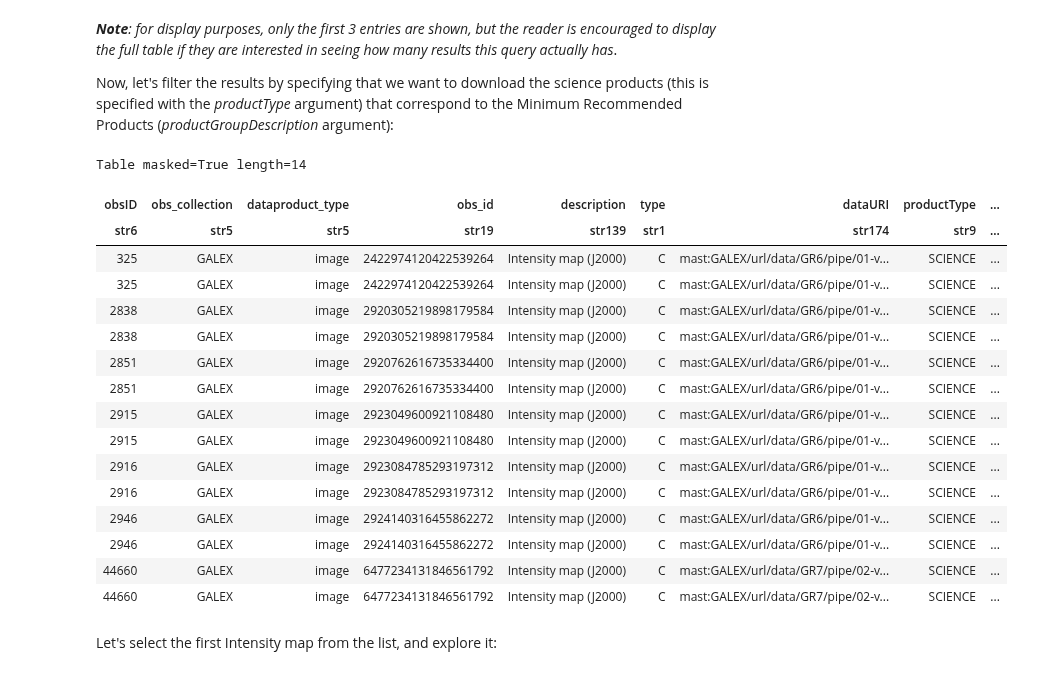
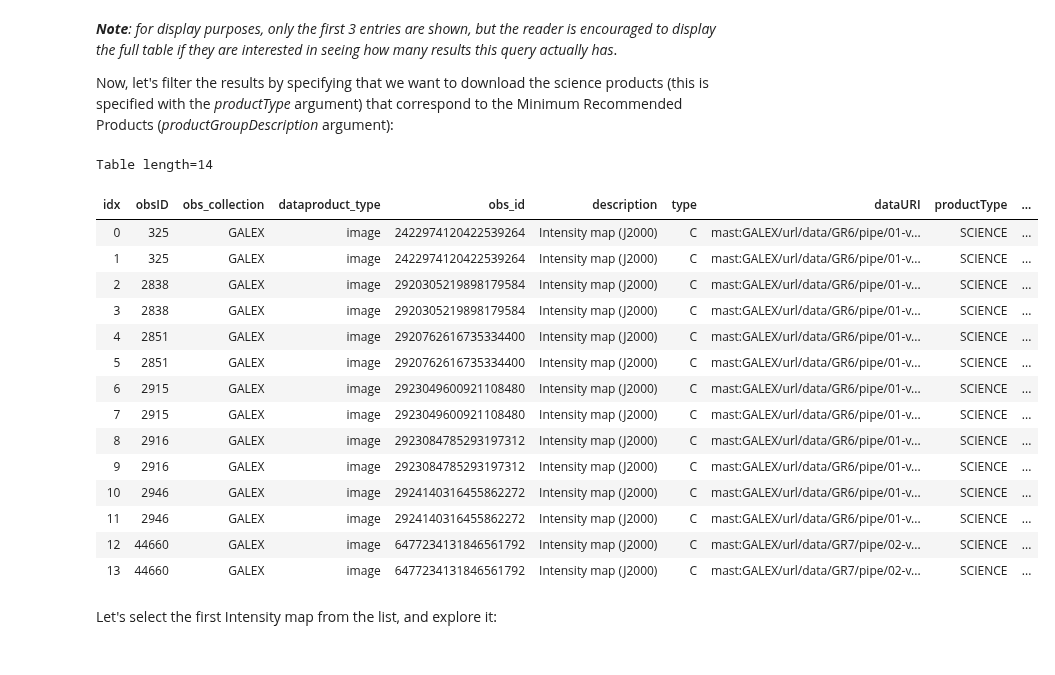
Before and after one commit to ScienceBetter/notebooks-stsci, a Jupyter notebook: surveying_dust_structure_via_GALEX_MIS_pt1/surveying_dust_structure_via_GALEX_MIS_pt1.ipynb, the cells around one changed output. Saved outputs shown, nothing was run; the diff lists cells and outputs as text; code cells hidden in the pictures.

```diff
--- a/surveying_dust_structure_via_GALEX_MIS_pt1/surveying_dust_structure_via_GALEX_MIS_pt1.ipynb
+++ b/surveying_dust_structure_via_GALEX_MIS_pt1/surveying_dust_structure_via_GALEX_MIS_pt1.ipynb
@@ -101,25 +101,24 @@ _**Note**: for display purposes, only the first 3 entries are shown, but the rea
 Now, let's filter the results by specifying that we want to download the science products (this is specified with the _productType_ argument) that correspond to the Minimum Recommended Products (_productGroupDescription_ argument):
 # %%
 data_products_mrp = Observations.filter_products(data_products, productType='SCIENCE',productGroupDescription='Minimum Recommended Products')
-data_products_mrp
+data_products_mrp.show_in_notebook()
 # %% [output]
-Table masked=True length=14
+Table length=14
-| obsID | obs_collection | dataproduct_type | obs_id | description | type | dataURI | productType | ... |
-| str6 | str5 | str5 | str19 | str139 | str1 | str174 | str9 | ... |
-| 325 | GALEX | image | 2422974120422539264 | Intensity map (J2000) | C | mast:GALEX/url/data/GR6/pipe/01-v... | SCIENCE | ... |
-| 325 | GALEX | image | 2422974120422539264 | Intensity map (J2000) | C | mast:GALEX/url/data/GR6/pipe/01-v... | SCIENCE | ... |
-| 2838 | GALEX | image | 2920305219898179584 | Intensity map (J2000) | C | mast:GALEX/url/data/GR6/pipe/01-v... | SCIENCE | ... |
-| 2838 | GALEX | image | 2920305219898179584 | Intensity map (J2000) | C | mast:GALEX/url/data/GR6/pipe/01-v... | SCIENCE | ... |
-| 2851 | GALEX | image | 2920762616735334400 | Intensity map (J2000) | C | mast:GALEX/url/data/GR6/pipe/01-v... | SCIENCE | ... |
-| 2851 | GALEX | image | 2920762616735334400 | Intensity map (J2000) | C | mast:GALEX/url/data/GR6/pipe/01-v... | SCIENCE | ... |
-| 2915 | GALEX | image | 2923049600921108480 | Intensity map (J2000) | C | mast:GALEX/url/data/GR6/pipe/01-v... | SCIENCE | ... |
-| 2915 | GALEX | image | 2923049600921108480 | Intensity map (J2000) | C | mast:GALEX/url/data/GR6/pipe/01-v... | SCIENCE | ... |
-| 2916 | GALEX | image | 2923084785293197312 | Intensity map (J2000) | C | mast:GALEX/url/data/GR6/pipe/01-v... | SCIENCE | ... |
-| 2916 | GALEX | image | 2923084785293197312 | Intensity map (J2000) | C | mast:GALEX/url/data/GR6/pipe/01-v... | SCIENCE | ... |
-| 2946 | GALEX | image | 2924140316455862272 | Intensity map (J2000) | C | mast:GALEX/url/data/GR6/pipe/01-v... | SCIENCE | ... |
-| 2946 | GALEX | image | 2924140316455862272 | Intensity map (J2000) | C | mast:GALEX/url/data/GR6/pipe/01-v... | SCIENCE | ... |
-| 44660 | GALEX | image | 6477234131846561792 | Intensity map (J2000) | C | mast:GALEX/url/data/GR7/pipe/02-v... | SCIENCE | ... |
-| 44660 | GALEX | image | 6477234131846561792 | Intensity map (J2000) | C | mast:GALEX/url/data/GR7/pipe/02-v... | SCIENCE | ... |
+| idx | obsID | obs_collection | dataproduct_type | obs_id | description | type | dataURI | productType | ... |
+| 0 | 325 | GALEX | image | 2422974120422539264 | Intensity map (J2000) | C | mast:GALEX/url/data/GR6/pipe/01-v... | SCIENCE | ... |
+| 1 | 325 | GALEX | image | 2422974120422539264 | Intensity map (J2000) | C | mast:GALEX/url/data/GR6/pipe/01-v... | SCIENCE | ... |
+| 2 | 2838 | GALEX | image | 2920305219898179584 | Intensity map (J2000) | C | mast:GALEX/url/data/GR6/pipe/01-v... | SCIENCE | ... |
+| 3 | 2838 | GALEX | image | 2920305219898179584 | Intensity map (J2000) | C | mast:GALEX/url/data/GR6/pipe/01-v... | SCIENCE | ... |
+| 4 | 2851 | GALEX | image | 2920762616735334400 | Intensity map (J2000) | C | mast:GALEX/url/data/GR6/pipe/01-v... | SCIENCE | ... |
+| 5 | 2851 | GALEX | image | 2920762616735334400 | Intensity map (J2000) | C | mast:GALEX/url/data/GR6/pipe/01-v... | SCIENCE | ... |
+| 6 | 2915 | GALEX | image | 2923049600921108480 | Intensity map (J2000) | C | mast:GALEX/url/data/GR6/pipe/01-v... | SCIENCE | ... |
+| 7 | 2915 | GALEX | image | 2923049600921108480 | Intensity map (J2000) | C | mast:GALEX/url/data/GR6/pipe/01-v... | SCIENCE | ... |
+| 8 | 2916 | GALEX | image | 2923084785293197312 | Intensity map (J2000) | C | mast:GALEX/url/data/GR6/pipe/01-v... | SCIENCE | ... |
+| 9 | 2916 | GALEX | image | 2923084785293197312 | Intensity map (J2000) | C | mast:GALEX/url/data/GR6/pipe/01-v... | SCIENCE | ... |
+| 10 | 2946 | GALEX | image | 2924140316455862272 | Intensity map (J2000) | C | mast:GALEX/url/data/GR6/pipe/01-v... | SCIENCE | ... |
+| 11 | 2946 | GALEX | image | 2924140316455862272 | Intensity map (J2000) | C | mast:GALEX/url/data/GR6/pipe/01-v... | SCIENCE | ... |
+| 12 | 44660 | GALEX | image | 6477234131846561792 | Intensity map (J2000) | C | mast:GALEX/url/data/GR7/pipe/02-v... | SCIENCE | ... |
+| 13 | 44660 | GALEX | image | 6477234131846561792 | Intensity map (J2000) | C | mast:GALEX/url/data/GR7/pipe/02-v... | SCIENCE | ... |
 # %% [markdown]
 Let's select the first Intensity map from the list, and explore it:
 # %%
```
Also changed, not shown: parts of 8 cells of this notebook, 1 other file.
